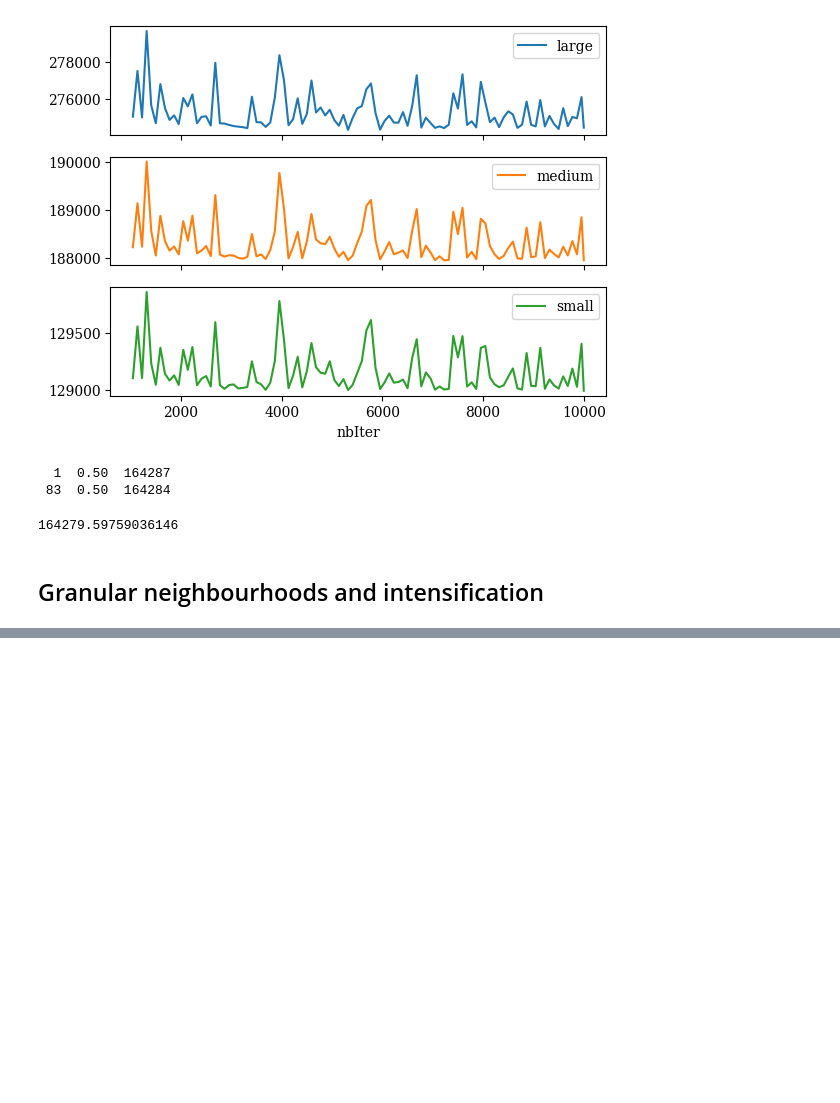
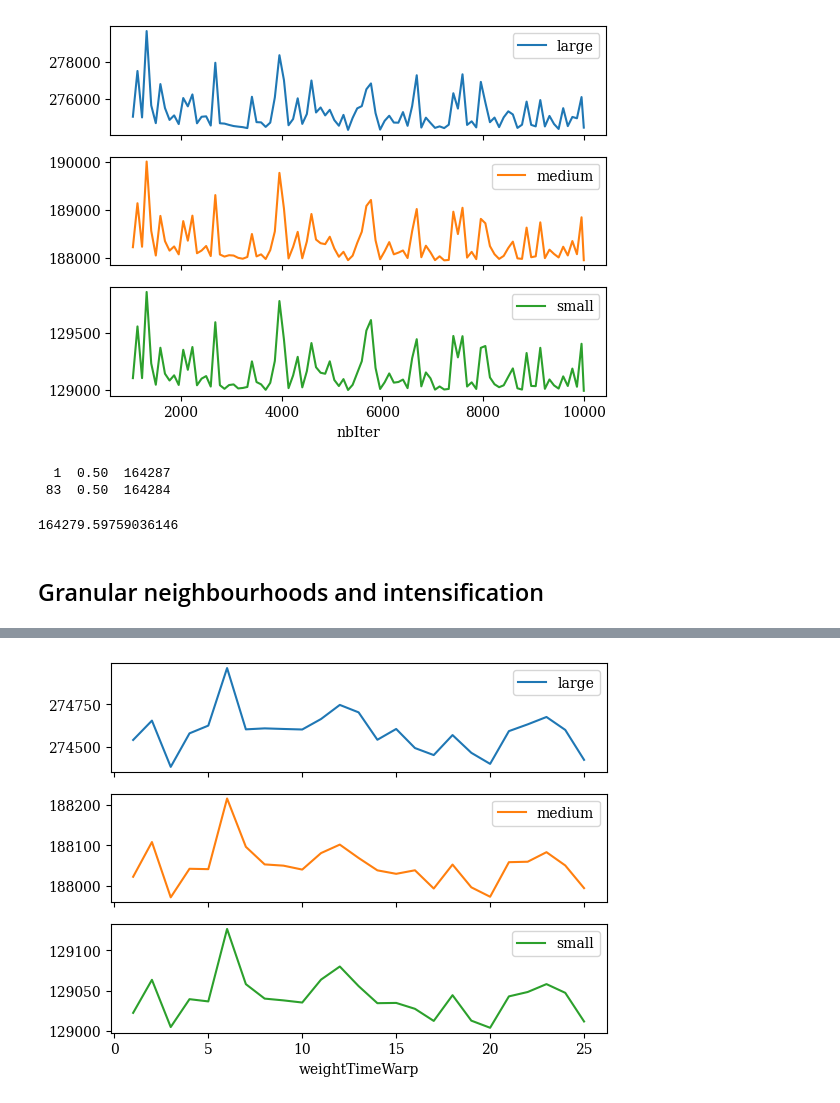
Before and after one commit to N-Wouda/Euro-NeurIPS-2022, a Jupyter notebook: notebooks/static-tuning.ipynb, the cells around one changed output, grey strips where cells are left out. Saved outputs shown, nothing was run; the diff lists cells and outputs as text; code cells hidden in the pictures; blank space fills up the shorter version.

```diff
--- a/notebooks/static-tuning.ipynb
+++ b/notebooks/static-tuning.ipynb
@@ -220,0 +249,4 @@ print(sum(num * val for num, val in best_per_group) / total)
+# %%
+df.cost.groupby([df["weightTimeWarp"], df["size_group"]]).mean().unstack().plot(subplots=True);
+# %% [output]
+[figure, added]
```
Also changed, not shown: parts of 10 cells of this notebook, 2 other files.
